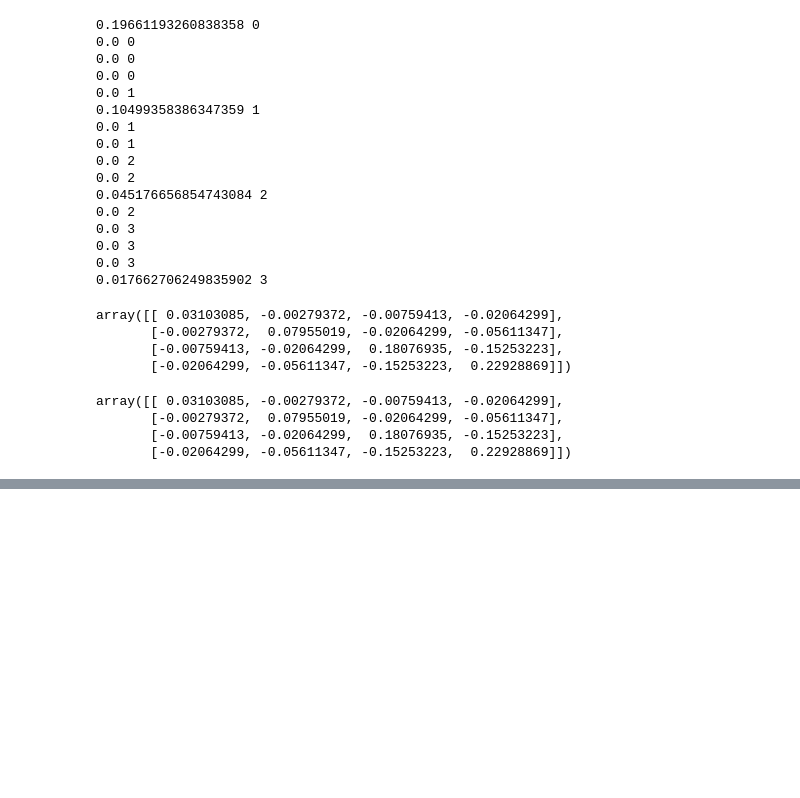
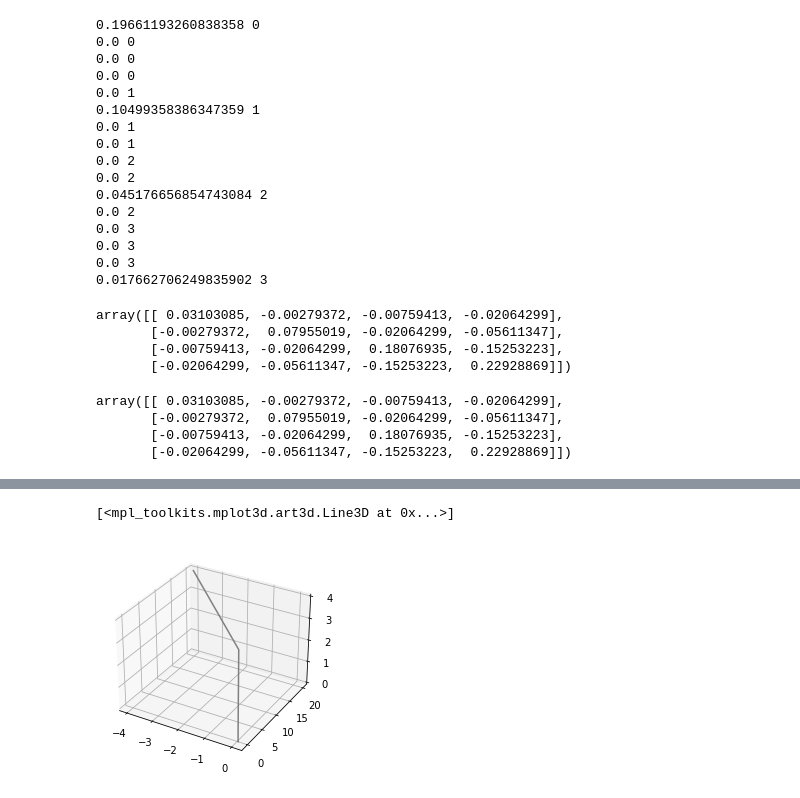
Before and after one commit to whood23/CS615, a Jupyter notebook: Assignment_3/Codes/A3_02_07_2022.ipynb, the cells around one changed output, grey strips where cells are left out. Saved outputs shown, nothing was run; the diff lists cells and outputs as text; code cells hidden in the pictures; blank space fills up the shorter version.

```diff
--- a/Assignment_3/Codes/A3_02_07_2022.ipynb
+++ b/Assignment_3/Codes/A3_02_07_2022.ipynb
@@ -192,0 +234,30 @@ array([[ 0.03103085, -0.00279372, -0.00759413, -0.02064299],
+# %%
+learning_rate = 0.01
+epochs = 100
+w1,w2 = 0,0
+x1,x2 = 1,1
+j = [(x1*w1 - 5*x2*w2 - 2)**2]
+store_w1,store_w2 = [2 * x1 * (x1*w1 - 5*x2*w2 - 2)],[-10 * x2 * (x1*w1 - 5*x2*w2 - 2)]
+
+index = 0
+while index <= epochs:
+    trash_j = (x1*w1 - 5*x2*w2 - 2)**2
+    trash_grad_w1 = 2 * x1 * (x1*w1 - 5*x2*w2 - 2)
+    trash_grad_w2 = -10 * x2 * (x1*w1 - 5*x2*w2 - 2)
+
+    w1 = w1 - learning_rate * trash_grad_w1
+    w2 = w2 - learning_rate * trash_grad_w2
+
+    j.append(trash_j)
+    store_w1.append(w1)
+    store_w2.append(w2)
+
+    index+=1
+
+fig = plt.figure()
+ax = plt.axes(projection='3d')
+
+ax.plot3D(store_w1, store_w2, j, 'gray')
+# %% [output]
+[<mpl_toolkits.mplot3d.art3d.Line3D at 0x...>]
+[figure, added]
```
Also changed, not shown: parts of 6 cells of this notebook, 1 other file.
